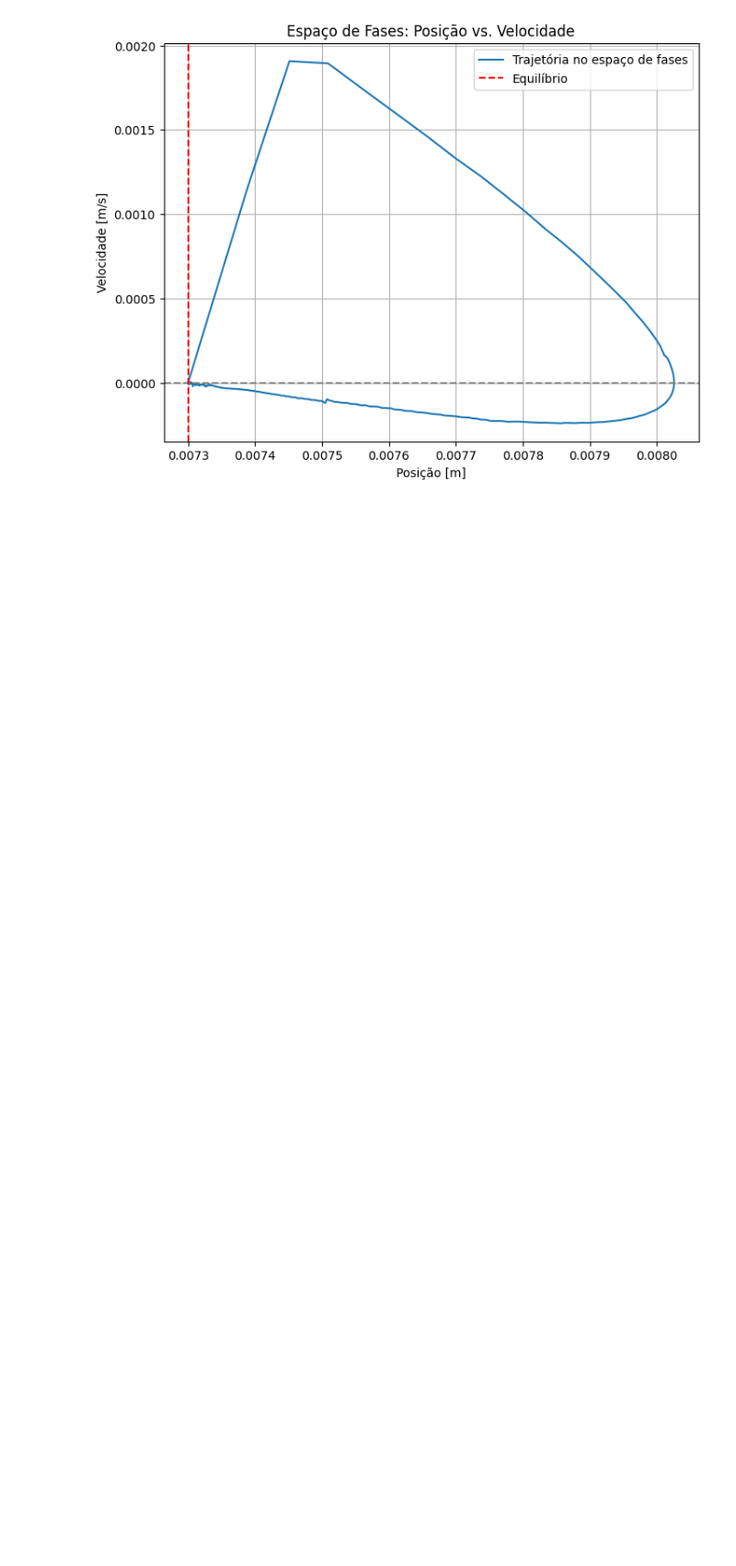
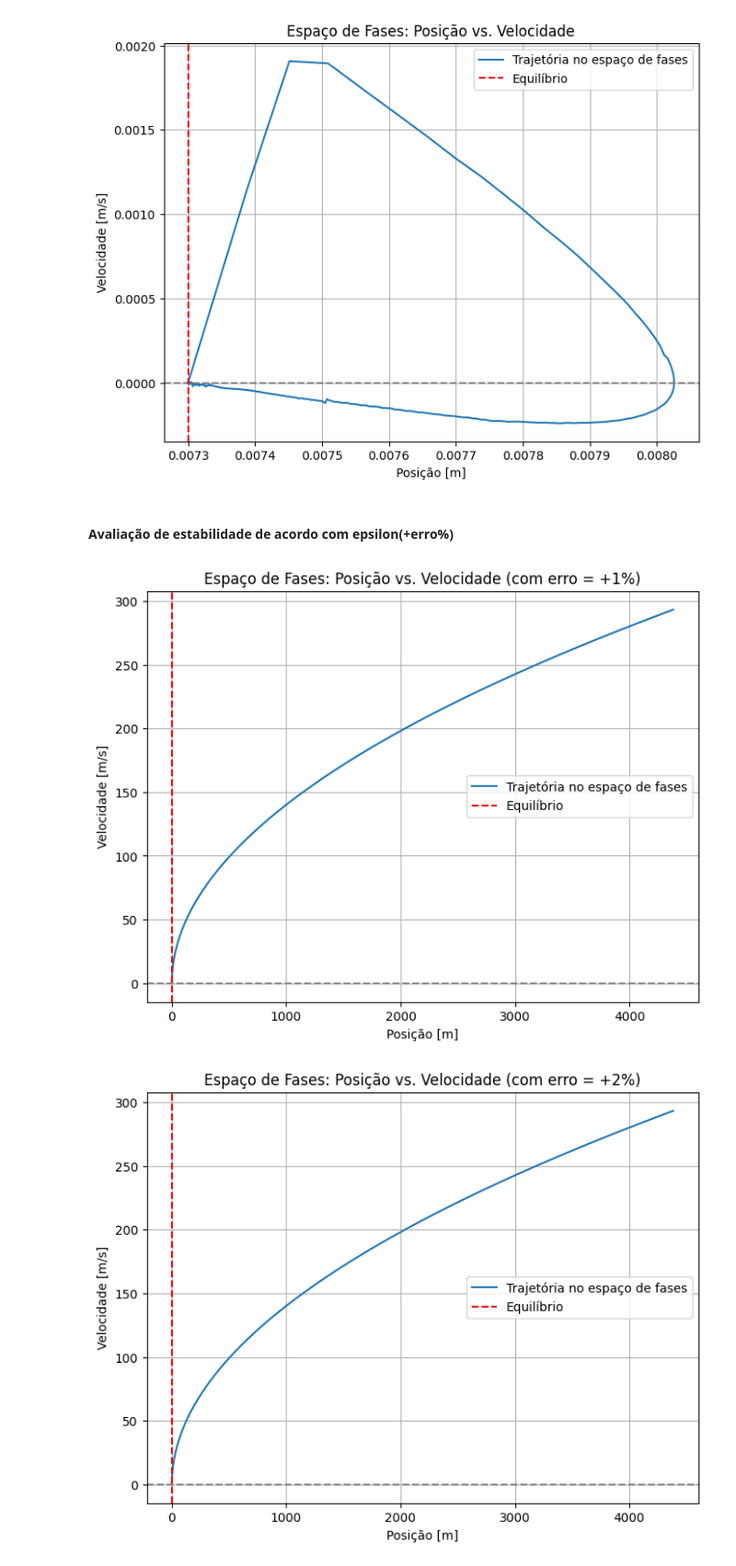
Before and after one commit to ArthurMesan/MSM, a Jupyter notebook: TP1/parte1.ipynb, the cells around one changed output. Shown at 92% size. Cells and saved outputs as stored; diff of their text form; code cells hidden in the pictures; blank space fills up the shorter version.

Commit message:
Espaço de fases e análise de estabilidade para o erro

```diff
--- a/TP1/parte1.ipynb
+++ b/TP1/parte1.ipynb
@@ -119,6 +119,9 @@ def simular_PID_espaco_fases(x0, v0, i0, x_ref, Kp, Ki, Kd, u0, massa_esfera, R,
         # PID Controller
         delta_u = Kp * erro + Ki * erro_int + Kd * erro_der
         u = u0 + delta_u
+
+        u = np.clip(u, -2.0, 2.0)
+        i = np.clip(i, -2.0, 2.0)
 
         # Derivadas
         di_dt = (u - R * i - Bl_val * v) / L(x)
@@ -152,3 +155,45 @@ plt.legend()
 plt.show()
 # %% [output]
 [figure]
+# %% [markdown]
+#### Avaliação de estabilidade de acordo com epsilon(+erro%)
+# %%
+for p_erro in range (1, 4):
+
+    x0_perturbado = x0 + (x0 * (0.01 * p_erro))  # ou x0 * 0.97 para -3%
+
+    # Simulação com esse novo x0
+    trajetoria = simular_PID_espaco_fases(
+        x0_perturbado,  # nova posição inicial
+        0.0,            # velocidade inicial
+        i0,             # corrente inicial
+        x0,             # referência ainda é o x0 original (equilíbrio)
+        Kp, Ki, Kd,
+        u0,
+        m, R,
+        Bl(i0, x0),
+        L,
+        g,
+        f_m,
+        3000,  # número de passos
+        0.01   # dt
+    )
+
+    # Posição e velocidade ao longo do tempo
+    pos = trajetoria[:, 1]
+    vel = trajetoria[:, 2]
+
+    # Gráfico do espaço de fases
+    plt.figure(figsize=(8, 6))
+    plt.plot(pos, vel, label='Trajetória no espaço de fases')
+    plt.xlabel('Posição [m]')
+    plt.ylabel('Velocidade [m/s]')
+    plt.title(f'Espaço de Fases: Posição vs. Velocidade (com erro = +{p_erro}%)')
+    plt.grid(True)
+    plt.axhline(0, color='gray', linestyle='--')      # velocidade = 0
+    plt.axvline(x0, color='r', linestyle='--', label='Equilíbrio')  # posição de equilíbrio
+    plt.legend()
+    plt.show()
+# %% [output]
+[figure, added]
+[figure, added]
```
Also changed, not shown: parts of 4 cells of this notebook.
